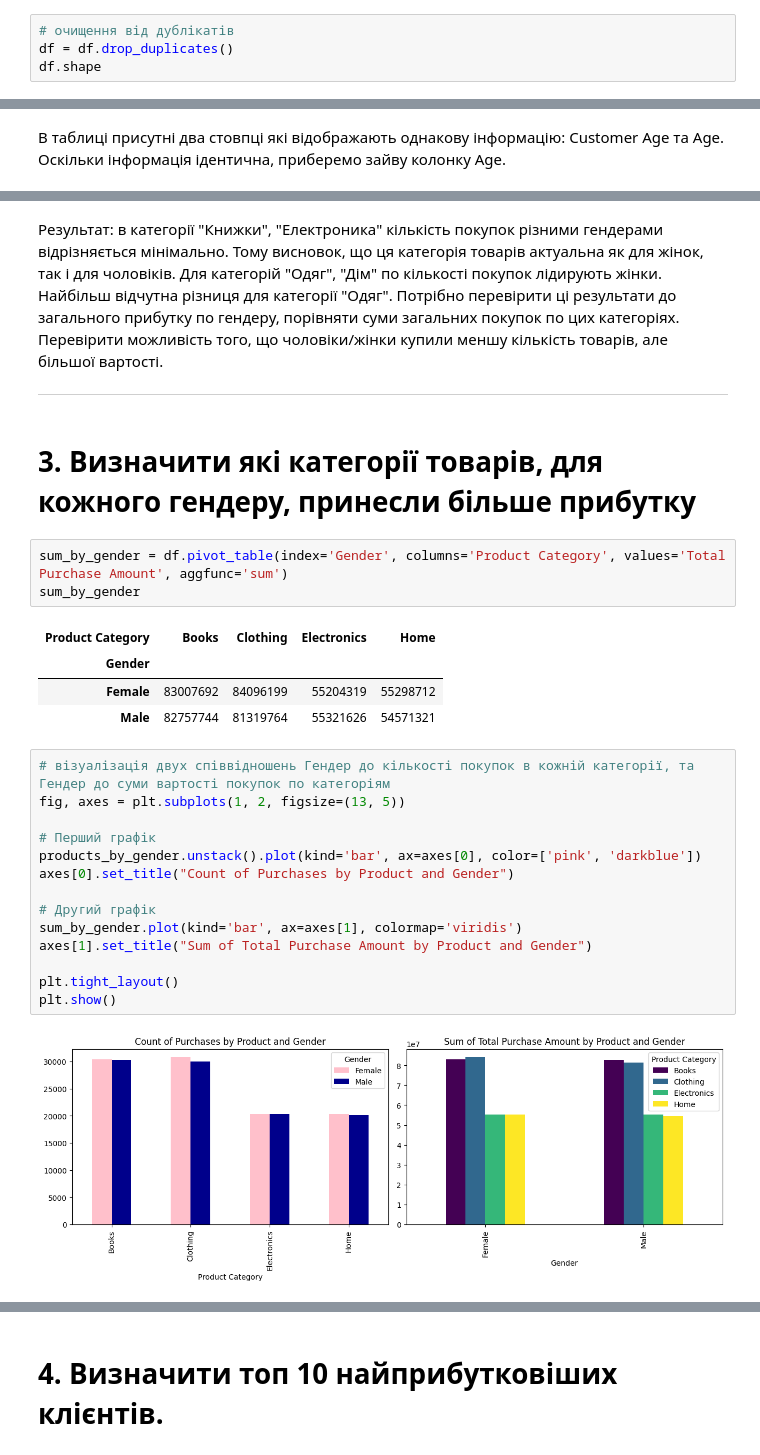
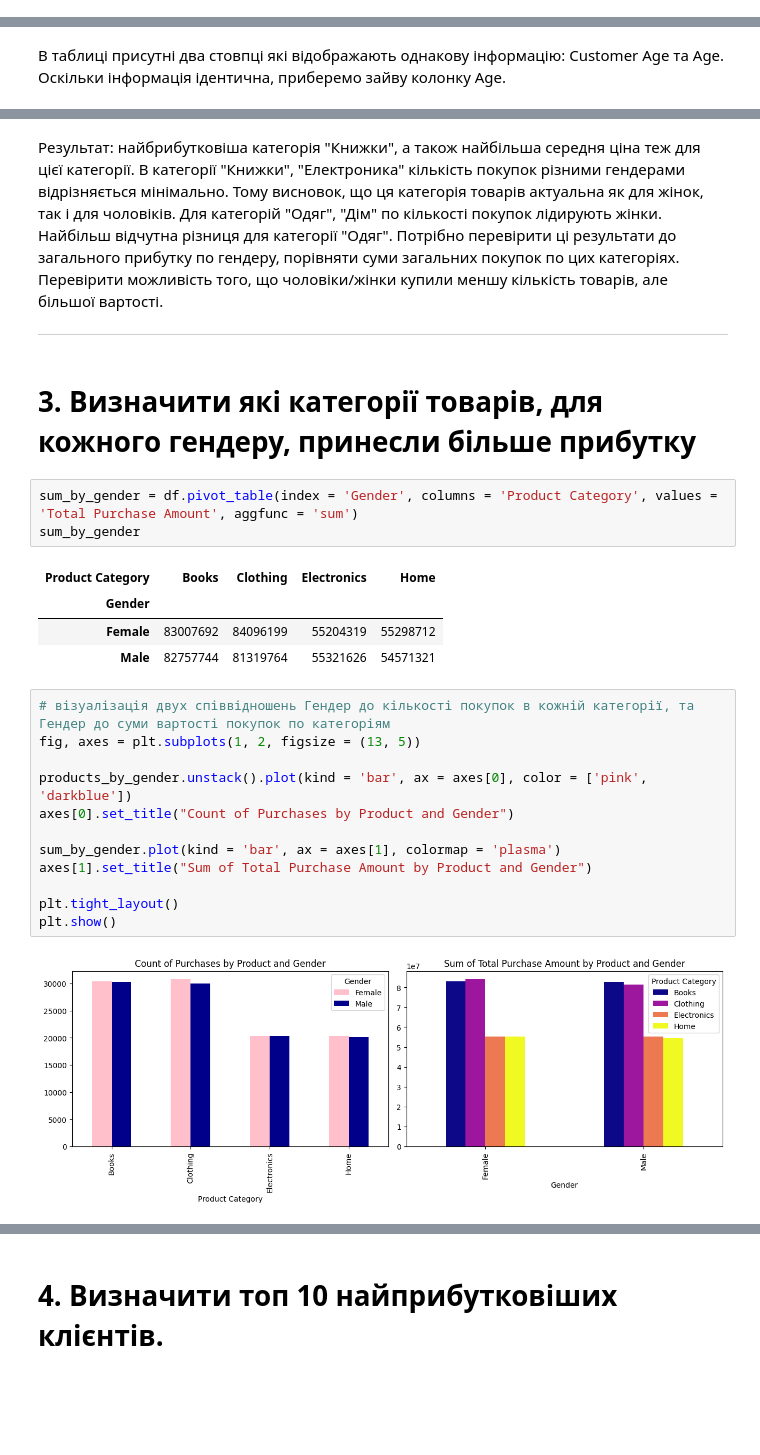
Before and after one commit to IraKukharuk/Portfolio, a Jupyter notebook: Project_Ecommerce_customer_data_custom_ratios.ipynb, the cells around one changed output, grey strips where cells are left out. Saved outputs shown, nothing was run; the diff lists cells and outputs as text; blank space fills up the shorter version.

```diff
--- a/Project_Ecommerce_customer_data_custom_ratios.ipynb
+++ b/Project_Ecommerce_customer_data_custom_ratios.ipynb
@@ -76,7 +95,3 @@ df.dropna(inplace=True)
 df.shape
 # %% [output]
 (202404, 13)
-# %%
-# очищення від дублікатів
-df = df.drop_duplicates()
-df.shape
@@ -104,7 +145,7 @@ products_by_gender
 |  | Male | 20088 |
 dtype: int64
 # %% [markdown]
-Результат: в категорії "Книжки", "Електроника" кількість покупок різними гендерами відрізняється мінімально. Тому висновок, що ця категорія товарів актуальна як для жінок, так і для чоловіків.
+Результат: найбрибутковіша категорія "Книжки", а також найбільша середня ціна теж для цієї категорії. В категорії "Книжки", "Електроника" кількість покупок різними гендерами відрізняється мінімально. Тому висновок, що ця категорія товарів актуальна як для жінок, так і для чоловіків.
 Для категорій "Одяг", "Дім" по кількості покупок лідирують жінки. Найбільш відчутна різниця для категорії "Одяг".
 Потрібно перевірити ці результати до загального прибутку по гендеру, порівняти суми загальних покупок по цих категоріях. Перевірити можливість того, що чоловіки/жінки купили меншу кількість товарів, але більшої вартості.
 
@@ -113,7 +154,7 @@ dtype: int64
 # %% [markdown]
 # 3. Визначити які категорії товарів, для кожного гендеру, принесли більше прибутку
 # %%
-sum_by_gender = df.pivot_table(index='Gender', columns='Product Category', values='Total Purchase Amount', aggfunc='sum')
+sum_by_gender = df.pivot_table(index = 'Gender', columns = 'Product Category', values = 'Total Purchase Amount', aggfunc = 'sum')
 sum_by_gender
 # %% [output]
 | Product Category | Books | Clothing | Electronics | Home |
@@ -122,18 +163,16 @@ sum_by_gender
 | Male | 82757744 | 81319764 | 55321626 | 54571321 |
 # %%
 # візуалізація двух співвідношень Гендер до кількості покупок в кожній категорії, та Гендер до суми вартості покупок по категоріям
-fig, axes = plt.subplots(1, 2, figsize=(13, 5))
+fig, axes = plt.subplots(1, 2, figsize = (13, 5))
 
-# Перший графік
-products_by_gender.unstack().plot(kind='bar', ax=axes[0], color=['pink', 'darkblue'])
+products_by_gender.unstack().plot(kind = 'bar', ax = axes[0], color = ['pink', 'darkblue'])
 axes[0].set_title("Count of Purchases by Product and Gender")
 
-# Другий графік
-sum_by_gender.plot(kind='bar', ax=axes[1], colormap='viridis')
+sum_by_gender.plot(kind = 'bar', ax = axes[1], colormap = 'plasma')
 axes[1].set_title("Sum of Total Purchase Amount by Product and Gender")
 
 plt.tight_layout()
 plt.show()
 # %% [output]
-[figure, old version]
+[figure, new version]
 # %% [markdown]
```
Also changed, not shown: parts of 34 cells of this notebook.
